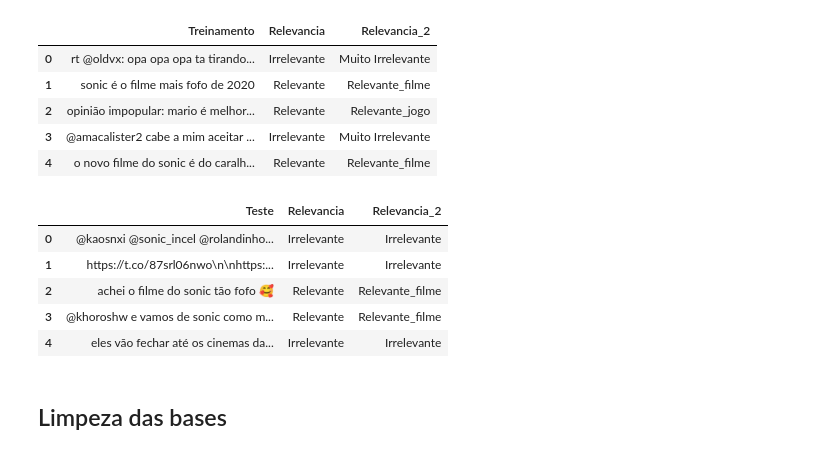
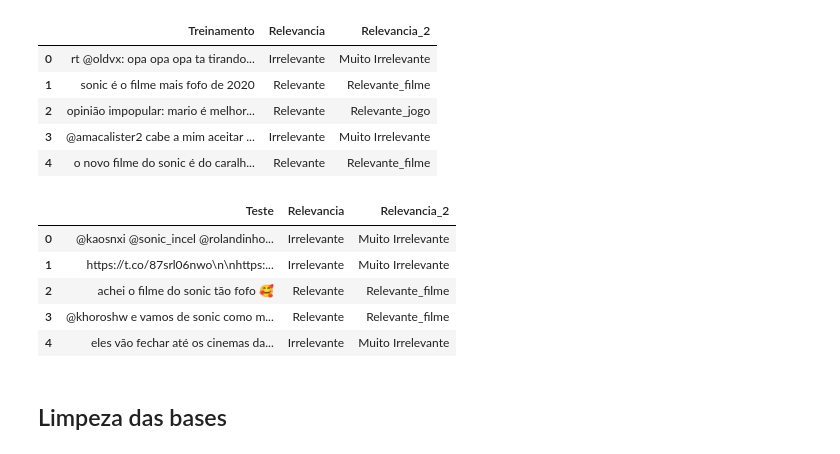
Before and after one commit to GiuseppeAvila/CDados2020_Projeto1, a Jupyter notebook: Projeto1_Classificador_layout.ipynb, the cells around one changed output. Saved outputs shown, nothing was run; the diff lists cells and outputs as text; code cells hidden in the pictures.

```diff
--- a/Projeto1_Classificador_layout.ipynb
+++ b/Projeto1_Classificador_layout.ipynb
@@ -97,24 +97,24 @@ tweets_treinamento.head()
 # %%
 tweets_teste= pd.read_excel("Sonic.xlsx",sheet_name=1)
 
 tweets_teste["Relevancia"] = tweets_teste["Relevancia"].replace(0,"Irrelevante")
 tweets_teste["Relevancia"] = tweets_teste["Relevancia"].replace(1,"Relevante")
-tweets_teste["Relevancia"] = tweets_teste["Relevancia"].replace(2,"Infos")
+tweets_teste["Relevancia"] = tweets_teste["Relevancia"].replace(2,"Propaganda")
 
-tweets_teste["Relevancia_2"] = tweets_teste["Relevancia_2"].replace(0,"Irrelevante")
+tweets_teste["Relevancia_2"] = tweets_teste["Relevancia_2"].replace(0,"Muito Irrelevante")
 tweets_teste["Relevancia_2"] = tweets_teste["Relevancia_2"].replace(1,"Relevante_filme")
-tweets_teste["Relevancia_2"] = tweets_teste["Relevancia_2"].replace(2,"Infos")
+tweets_teste["Relevancia_2"] = tweets_teste["Relevancia_2"].replace(2,"Irrelevante")
 tweets_teste["Relevancia_2"] = tweets_teste["Relevancia_2"].replace(3,"Relevante_jogo")
 
 
 tweets_teste.head()
 # %% [output]
 |  | Teste | Relevancia | Relevancia_2 |
-| 0 | @kaosnxi @sonic_incel @rolandinho... | Irrelevante | Irrelevante |
-| 1 | https://t.co/87srl06nwo\n\nhttps:... | Irrelevante | Irrelevante |
+| 0 | @kaosnxi @sonic_incel @rolandinho... | Irrelevante | Muito Irrelevante |
+| 1 | https://t.co/87srl06nwo\n\nhttps:... | Irrelevante | Muito Irrelevante |
 | 2 | achei o filme do sonic tão fofo 🥰 | Relevante | Relevante_filme |
 | 3 | @khoroshw e vamos de sonic como m... | Relevante | Relevante_filme |
-| 4 | eles vão fechar até os cinemas da... | Irrelevante | Irrelevante |
+| 4 | eles vão fechar até os cinemas da... | Irrelevante | Muito Irrelevante |
 # %% [markdown]
 ## Limpeza das bases
 # %% [markdown]
```
Also changed, not shown: parts of 28 cells of this notebook.
